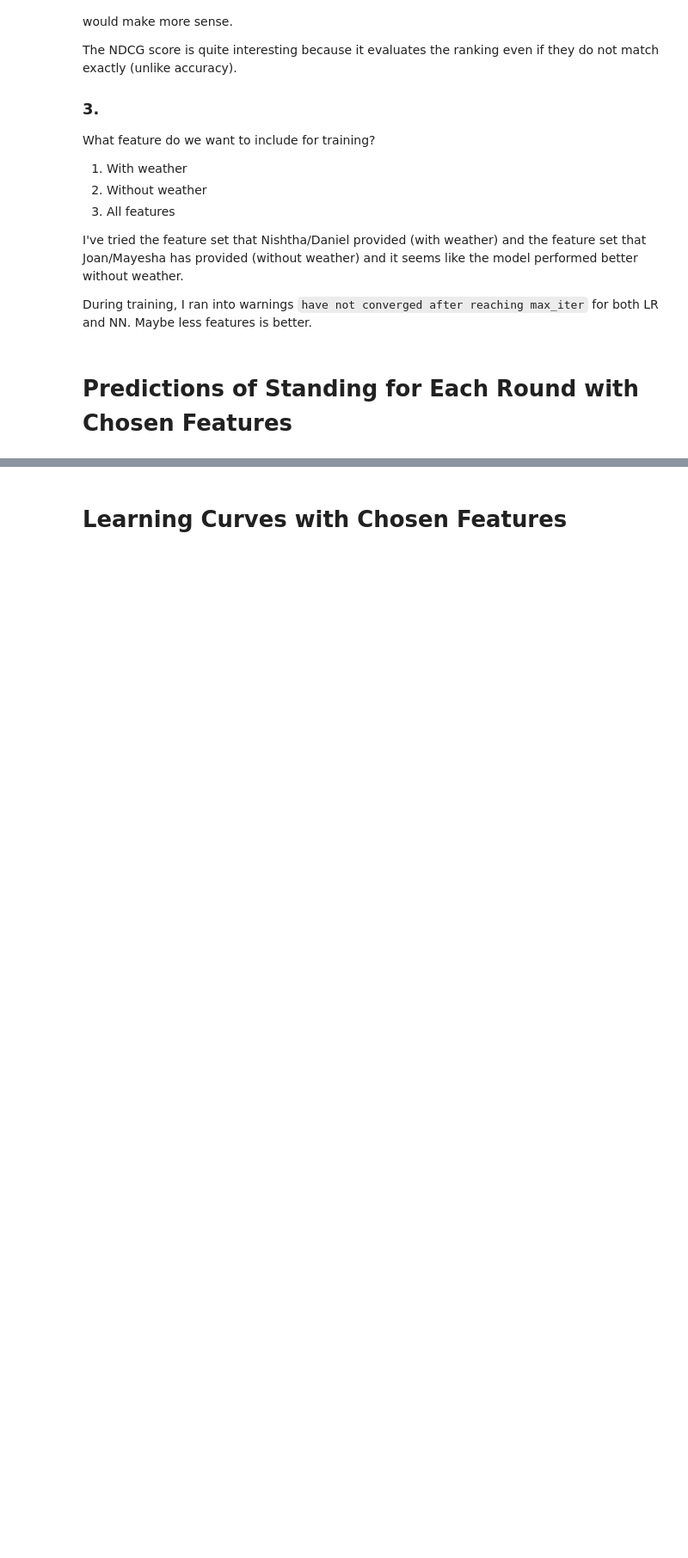
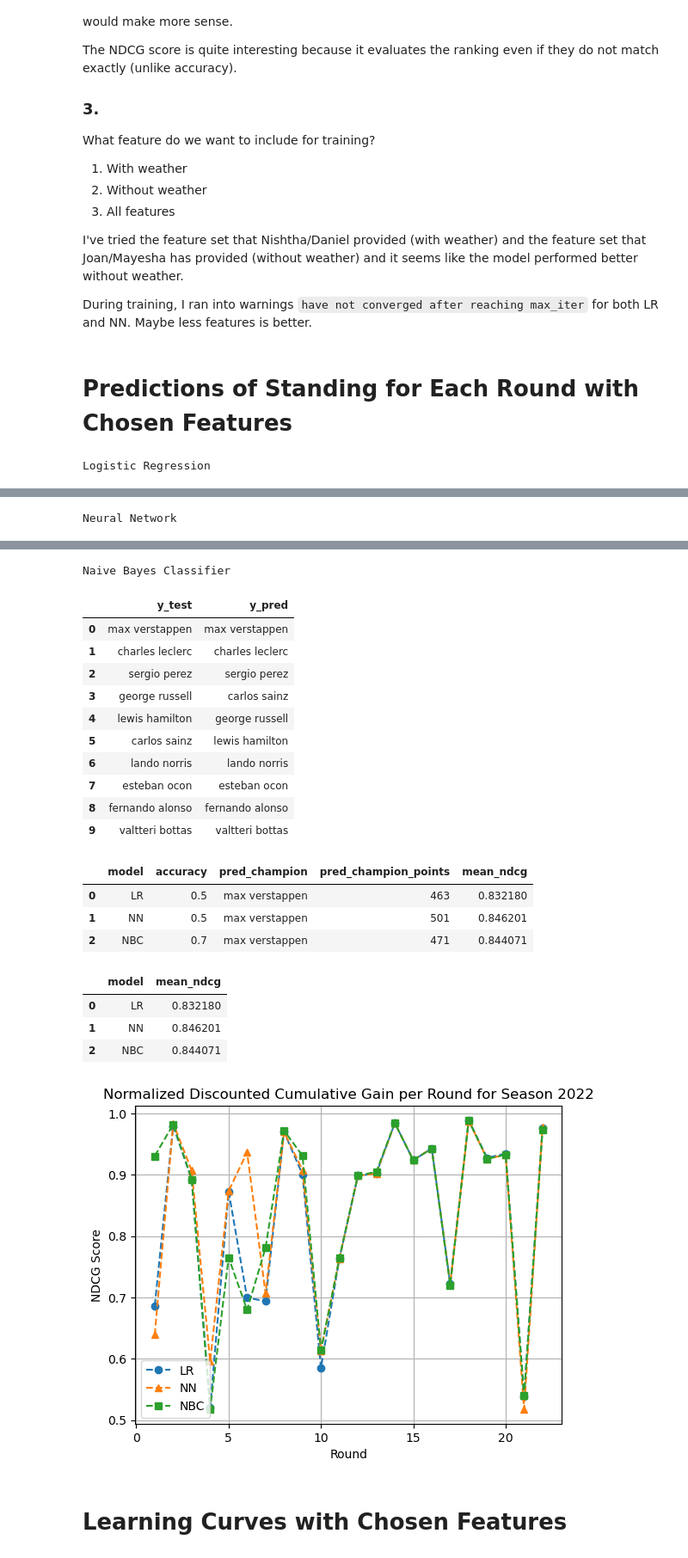
Before and after one commit to MauriceChiu7/573-f1, a Jupyter notebook: f1_models.ipynb, the cells around one changed output, grey strips where cells are left out. Shown: that part at 86% size. Cells and saved outputs as stored; diff of their text form; code cells hidden in the pictures; blank space fills up the shorter version.

```diff
--- a/f1_models.ipynb
+++ b/f1_models.ipynb
@@ -137,8 +137,8 @@ def lr(X_train, y_train, X_test, y_test, output=False):
         round_predictions = round_predictions.reset_index(drop=True)
         round_predictions['pred_podium'] = round_predictions.index + 1
 
-        print(f"Round {r} predictions:")
-        display(round_predictions[['driver_name', 'podium', 'pred_podium']])
+        # print(f"Round {r} predictions:")
+        # display(round_predictions[['driver_name', 'podium', 'pred_podium']])
 
         podium_vals = round_predictions['podium'].tolist()
         podium_vals = [int(val) for val in podium_vals]
@@ -203,8 +203,8 @@ def nn(X_train, y_train, X_test, y_test, output=False):
         round_predictions = round_predictions.reset_index(drop=True)
         round_predictions['pred_podium'] = round_predictions.index + 1
 
-        print(f"Round {r} predictions:")
-        display(round_predictions[['driver_name', 'podium', 'pred_podium']])
+        # print(f"Round {r} predictions:")
+        # display(round_predictions[['driver_name', 'podium', 'pred_podium']])
 
         podium_vals = round_predictions['podium'].tolist()
         podium_vals = [int(val) for val in podium_vals]
@@ -269,8 +269,8 @@ def nbc(X_train, y_train, X_test, y_test, output=False):
         round_predictions = round_predictions.reset_index(drop=True)
         round_predictions['pred_podium'] = round_predictions.index + 1
 
-        print(f"Round {r} predictions:")
-        display(round_predictions[['driver_name', 'podium', 'pred_podium']])
+        # print(f"Round {r} predictions:")
+        # display(round_predictions[['driver_name', 'podium', 'pred_podium']])
 
         podium_vals = round_predictions['podium'].tolist()
         podium_vals = [int(val) for val in podium_vals]
@@ -297,7 +297,7 @@ def nbc(X_train, y_train, X_test, y_test, output=False):
 
     accuracy = accuracy_score(y_test, y_pred)
     comp_df = pd.DataFrame({'y_test': y_test, 'y_pred': y_pred})
-    if output: print("Naiive Bayes Classifier")
+    if output: print("Naive Bayes Classifier")
     if output: display(comp_df)
 
     pred_champ = season_points.iloc[0]['driver_name']
@@ -346,9 +346,10 @@ lr_mean_mapped_revs = np.mean(lr_mapped_revs)
 nn_mean_mapped_revs = np.mean(nn_mapped_revs)
 nbc_mean_mapped_revs = np.mean(nbc_mapped_revs)
 
-results = {"model": ["LR", "NN", "NBC"], "accuracy": [lr_acc, nn_acc, nbc_acc], "champion": [lr_champ, nn_champ, nbc_champ], "champion_points": [lr_champ_pts, nn_champ_pts, nbc_champ_pts], "mean_ndcg": [lr_mean_mapped_revs, nn_mean_mapped_revs, nbc_mean_mapped_revs]}
+results = {"model": ["LR", "NN", "NBC"], "accuracy": [lr_acc, nn_acc, nbc_acc], "pred_champion": [lr_champ, nn_champ, nbc_champ], "pred_champion_points": [lr_champ_pts, nn_champ_pts, nbc_champ_pts], "mean_ndcg": [lr_mean_mapped_revs, nn_mean_mapped_revs, nbc_mean_mapped_revs]}
 results_df = pd.DataFrame(results)
 display(results_df)
+display(results_df[['model', 'mean_ndcg']])
 # display(y_test)
 
 plt.figure()
@@ -361,3 +362,5 @@ plt.legend()
 plt.title('Normalized Discounted Cumulative Gain per Round for Season 2022')
 plt.grid(True)
 plt.show()
+# %% [output]
+Logistic Regression
@@ -363,0 +378 @@ plt.show()
+Neural Network
@@ -364,3 +390,24 @@ plt.show()
+Naive Bayes Classifier
+|  | y_test | y_pred |
+| 0 | max verstappen | max verstappen |
+| 1 | charles leclerc | charles leclerc |
+| 2 | sergio perez | sergio perez |
+| 3 | george russell | carlos sainz |
+| 4 | lewis hamilton | george russell |
+| 5 | carlos sainz | lewis hamilton |
+| 6 | lando norris | lando norris |
+| 7 | esteban ocon | esteban ocon |
+| 8 | fernando alonso | fernando alonso |
+| 9 | valtteri bottas | valtteri bottas |
+|  | model | accuracy | pred_champion | pred_champion_points | mean_ndcg |
+| 0 | LR | 0.5 | max verstappen | 463 | 0.832180 |
+| 1 | NN | 0.5 | max verstappen | 501 | 0.846201 |
+| 2 | NBC | 0.7 | max verstappen | 471 | 0.844071 |
+|  | model | mean_ndcg |
+| 0 | LR | 0.832180 |
+| 1 | NN | 0.846201 |
+| 2 | NBC | 0.844071 |
+[figure, added]
 # %% [markdown]
 # Learning Curves with Chosen Features
 # %%
```
Also changed, not shown: parts of 8 cells of this notebook.
